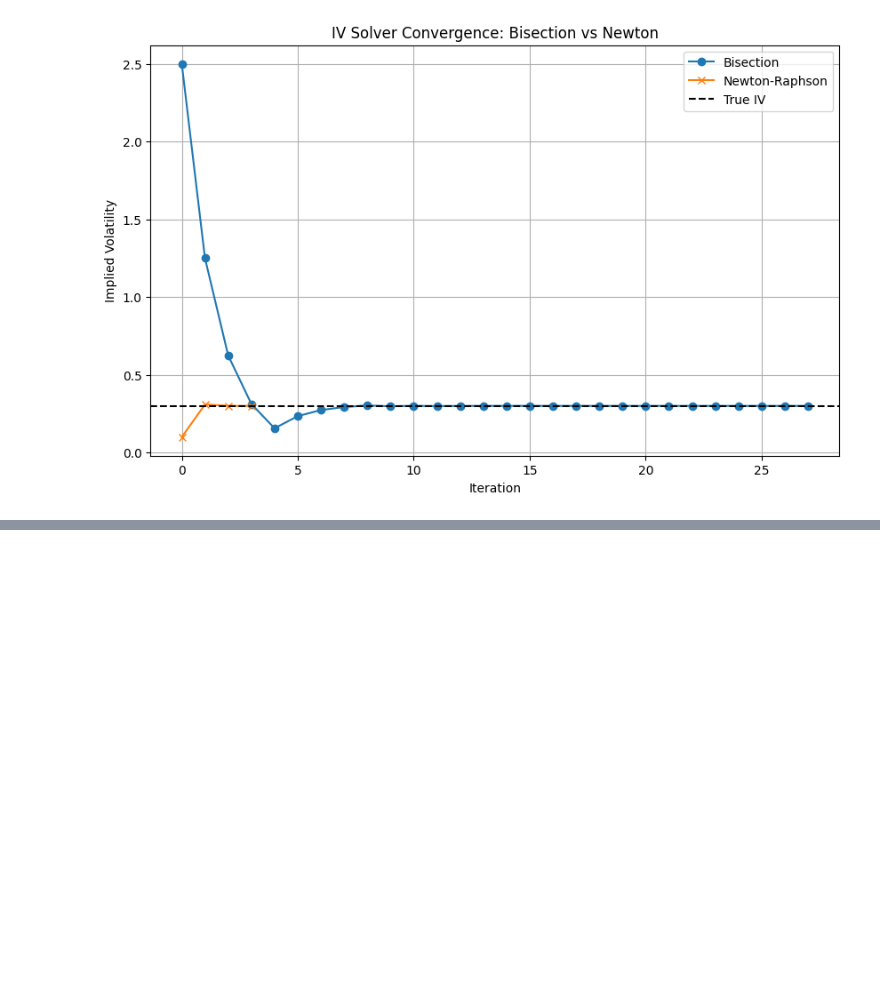
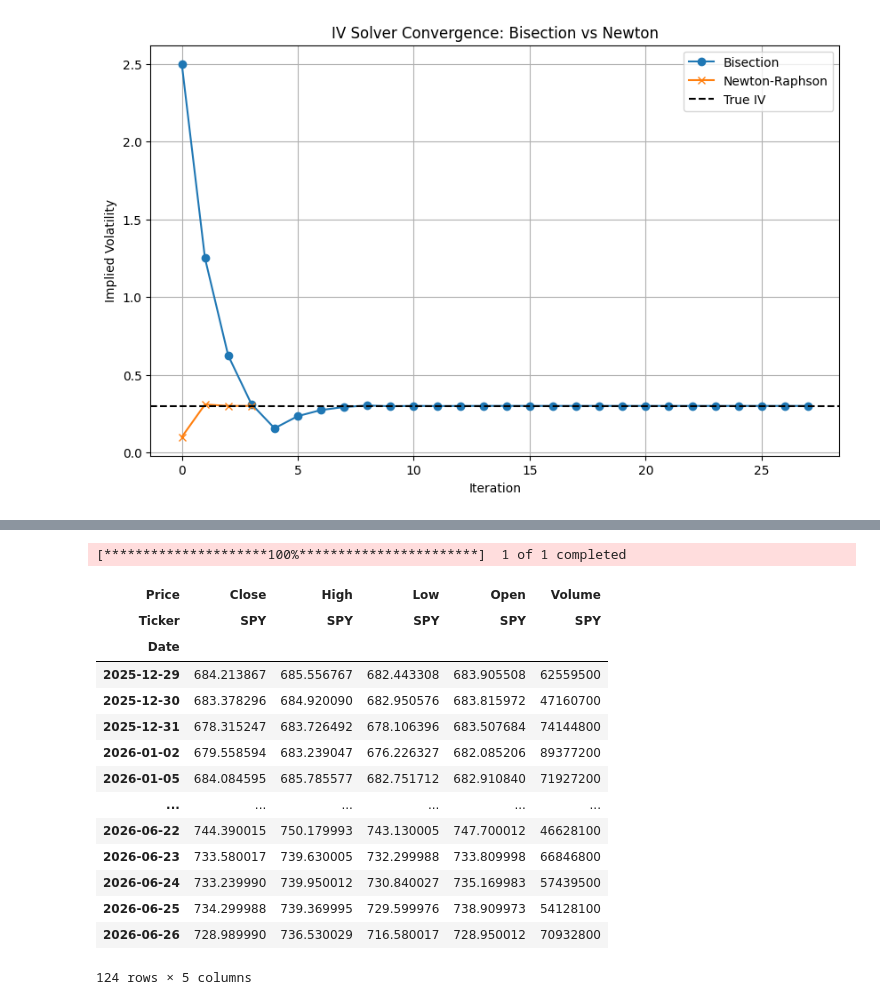
Before and after one commit to squilliam34/greeks, a Jupyter notebook: notebooks/implied volatility.ipynb, the cells around one changed output, grey strips where cells are left out. Saved outputs shown, nothing was run; the diff lists cells and outputs as text; code cells hidden in the pictures; blank space fills up the shorter version.

```diff
--- a/notebooks/implied volatility.ipynb
+++ b/notebooks/implied volatility.ipynb
@@ -66,0 +72,22 @@ plot_iv_convergence(option=opt0, market_price=market_price)
+# %%
+# Due to an inability to access real options data, I construct a synthetic options chain from real data
+spy = yf.download('SPY', period='6mo')
+spy = spy.dropna()
+spy
+# %% [output]
+[*********************100%***********************]  1 of 1 completed
+| Price | Close | High | Low | Open | Volume |
+| Ticker | SPY | SPY | SPY | SPY | SPY |
+| Date |  |  |  |  |  |
+| 2025-12-29 | 684.213867 | 685.556767 | 682.443308 | 683.905508 | 62559500 |
+| 2025-12-30 | 683.378296 | 684.920090 | 682.950576 | 683.815972 | 47160700 |
+| 2025-12-31 | 678.315247 | 683.726492 | 678.106396 | 683.507684 | 74144800 |
+| 2026-01-02 | 679.558594 | 683.239047 | 676.226327 | 682.085206 | 89377200 |
+| 2026-01-05 | 684.084595 | 685.785577 | 682.751712 | 682.910840 | 71927200 |
+| ... | ... | ... | ... | ... | ... |
+| 2026-06-22 | 744.390015 | 750.179993 | 743.130005 | 747.700012 | 46628100 |
+| 2026-06-23 | 733.580017 | 739.630005 | 732.299988 | 733.809998 | 66846800 |
+| 2026-06-24 | 733.239990 | 739.950012 | 730.840027 | 735.169983 | 57439500 |
+| 2026-06-25 | 734.299988 | 739.369995 | 729.599976 | 738.909973 | 54128100 |
+| 2026-06-26 | 728.989990 | 736.530029 | 716.580017 | 728.950012 | 70932800 |
+124 rows × 5 columns
```
Also changed, not shown: parts of 10 cells of this notebook.
